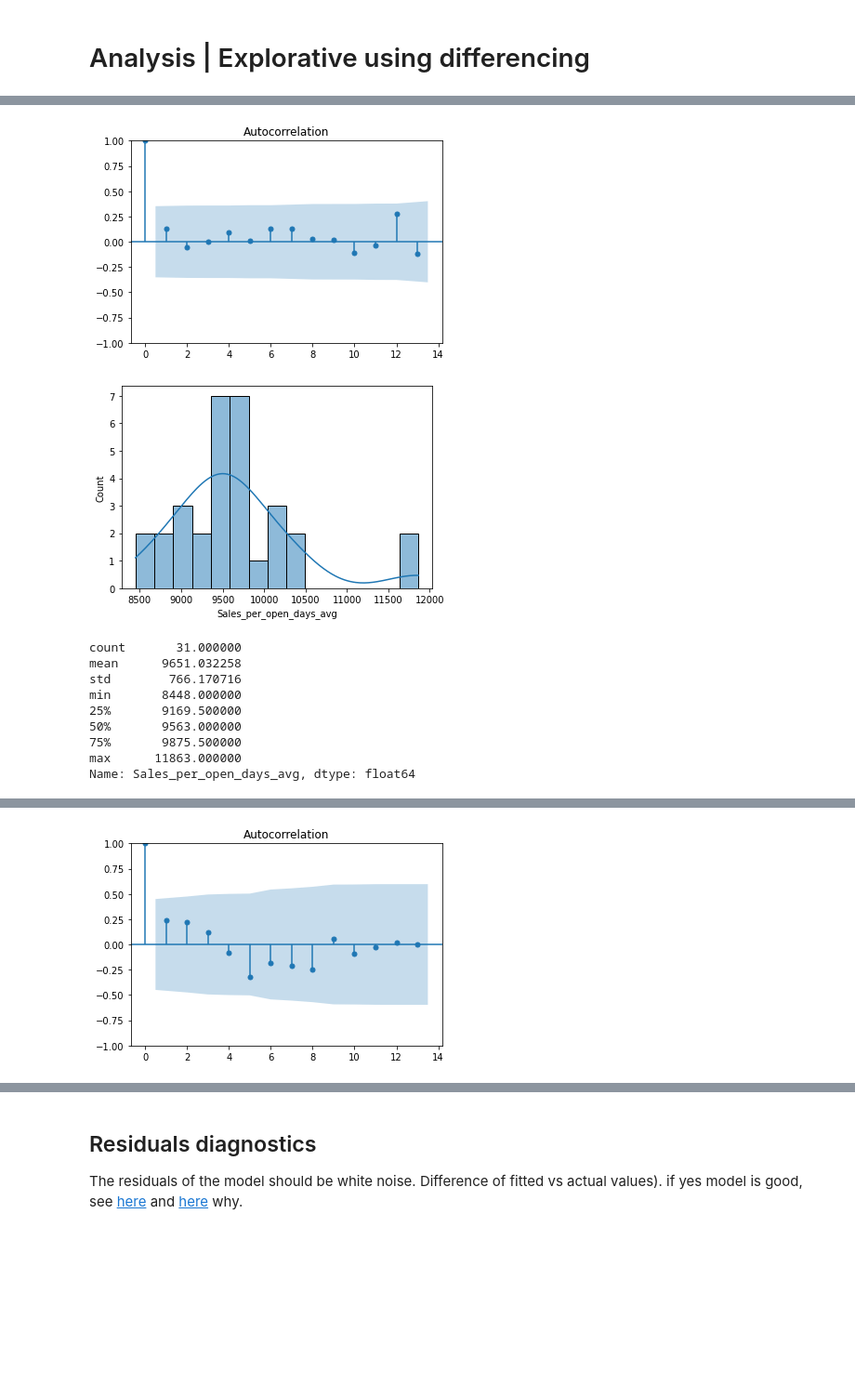
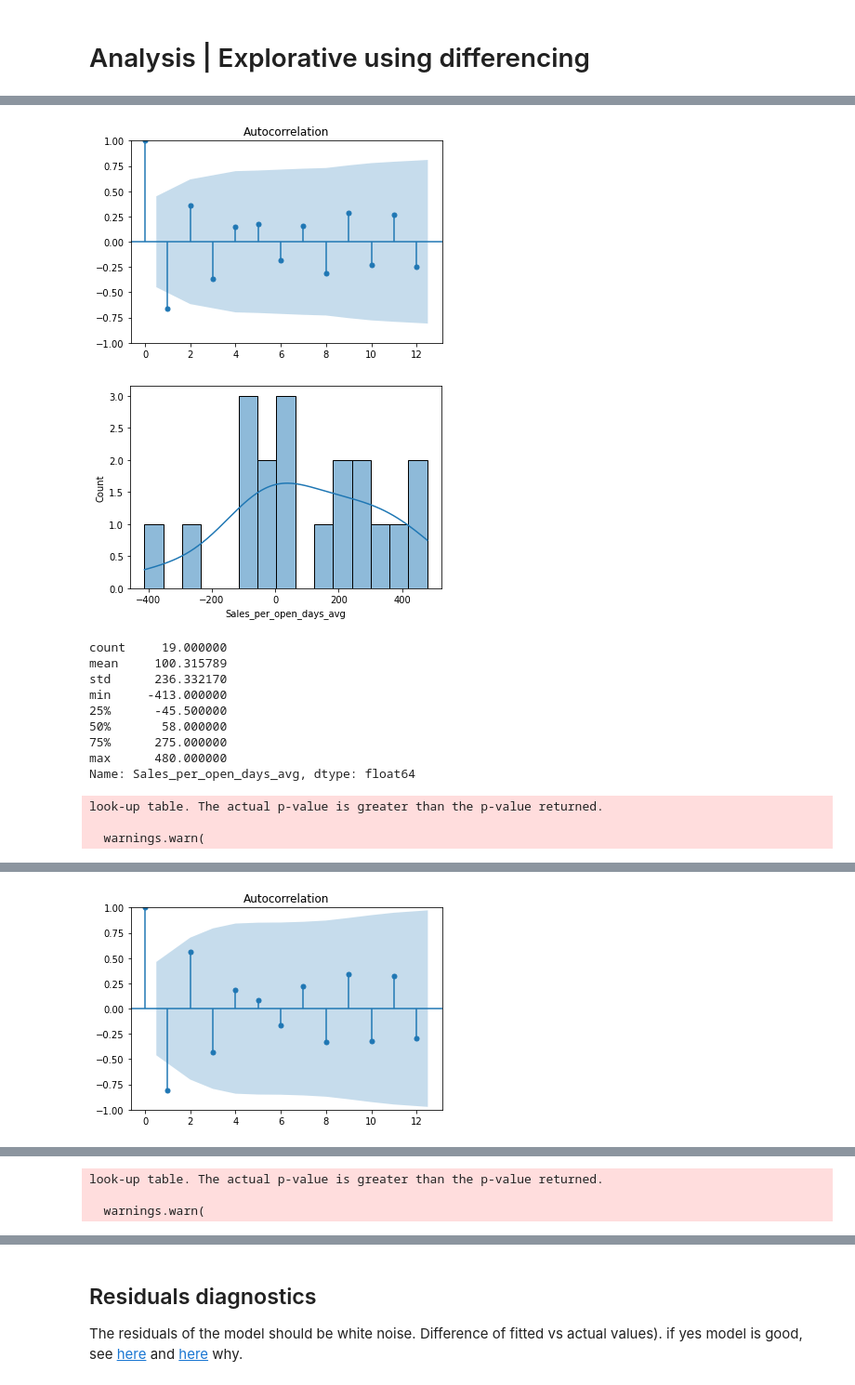
Before and after one commit to bruennijs/kaggle_rossmann_sales, a Jupyter notebook: regression_monthly.ipynb, the cells around one changed output, grey strips where cells are left out. Shown at 93% size. Saved outputs shown, nothing was run; the diff lists cells and outputs as text; code cells hidden in the pictures; blank space fills up the shorter version.

```diff
--- a/regression_monthly.ipynb
+++ b/regression_monthly.ipynb
@@ -42,7 +42,7 @@ df_train.head(5)
 df_train_stores = df_train.groupby(by=['Store'])
 #df_train_stores.Date.max()
 #df_train_stores.Date.min()
-df_train_store_1 = df_train_stores.get_group(4).set_index('Date')
+df_train_store_1 = df_train_stores.get_group(2).set_index('Date')
 sales_zero_idx = df_train_store_1[df_train_store_1['Sales'] == 0].index
 df_train_store_1 = df_train_store_1.drop(sales_zero_idx)
 #df_train_store_1['2015-01-01':'2015-02-01'].tail(10)
@@ -54,11 +54,18 @@ def avg_sales_per_period(df: DataFrame) -> pd.Series:
     df_copy['Sales_per_open_days_avg'] = s_tmp.astype('int')
     return df_copy
 
+def avg_sales_per_promodays(df: DataFrame) -> pd.Series:
+    df_copy = df.copy()
+    s_tmp: pd.Series = df['Sales_per_open_days_avg'] / df['Promo']
+    df_copy['Sales_per_promo_days_avg'] = s_tmp.astype('int')
+    return df_copy
+
 # resample/groupby MONTH
 df_store_1_monthly_sum: DataFrame = df_train_store_1.resample("M").sum()
 df_store_1_monthly_sum['Month'] = df_store_1_monthly_sum.index.month
 df_store_1_monthly_sum['Year'] = df_store_1_monthly_sum.index.year
 df_store_1_monthly_sum = avg_sales_per_period(df_store_1_monthly_sum)
+df_store_1_monthly_sum = avg_sales_per_promodays(df_store_1_monthly_sum)
 df_store_1_monthly_sum.head(5)
 
 y_t = df_store_1_monthly_sum['Sales_per_open_days_avg']
@@ -171,11 +195,11 @@ from statsmodels.tsa.statespace.tools import diff
 #             height=20.0, aspect=1.5)
 # plt.show()
 
-plot_series_acf_histogram(y_t, lags=13)
+#plot_series_hist_acf_kpss(y_t, lags=13)
 
-y_t_seasonal_diff = diff(series=y_t, k_diff=0, k_seasonal_diff=1, seasonal_periods=12)
-plot_series_acf_histogram(y_t_seasonal_diff, lags=13)
+y_t_diff = diff(series=y_t, k_diff=0, k_seasonal_diff=1, seasonal_periods=12)
+plot_series_hist_acf_kpss(y_t_diff, lags=12)
 
-# y_t_first_diff = diff(series=y_t_seasonal_diff, k_diff=2)
-# plot_series_acf_histogram(y_t_first_diff, lags=13)
+y_t_diff = diff(series=y_t_diff, k_diff=1)
+plot_series_hist_acf_kpss(y_t_diff, lags=12)
 # %% [output]
@@ -183,11 +207,14 @@ plot_series_acf_histogram(y_t_seasonal_diff, lags=13)
-[figure, old version]
+[figure, new version]
-[figure, old version]
+[figure, new version]
-count       31.000000
-mean      9651.032258
-std        766.170716
-min       8448.000000
-25%       9169.500000
-50%       9563.000000
-75%       9875.500000
-max      11863.000000
+count     19.000000
+mean     100.315789
+std      236.332170
+min     -413.000000
+25%      -45.500000
+50%       58.000000
+75%      275.000000
+max      480.000000
 Name: Sales_per_open_days_avg, dtype: float64
+look-up table. The actual p-value is greater than the p-value returned.
+
+  warnings.warn(
@@ -195 +222 @@ Name: Sales_per_open_days_avg, dtype: float64
-[figure, old version]
+[figure, new version]
@@ -206,3 +233,6 @@ Name: Sales_per_open_days_avg, dtype: float64
+look-up table. The actual p-value is greater than the p-value returned.
+
+  warnings.warn(
 # %% [markdown]
 ## Interpretation | Seasonal differencing
 The seasonal differenced series seams to be almost stationary cause the mean is near zero and median almost equal.
```
Also changed, not shown: parts of 11 cells of this notebook, 2 other files.
